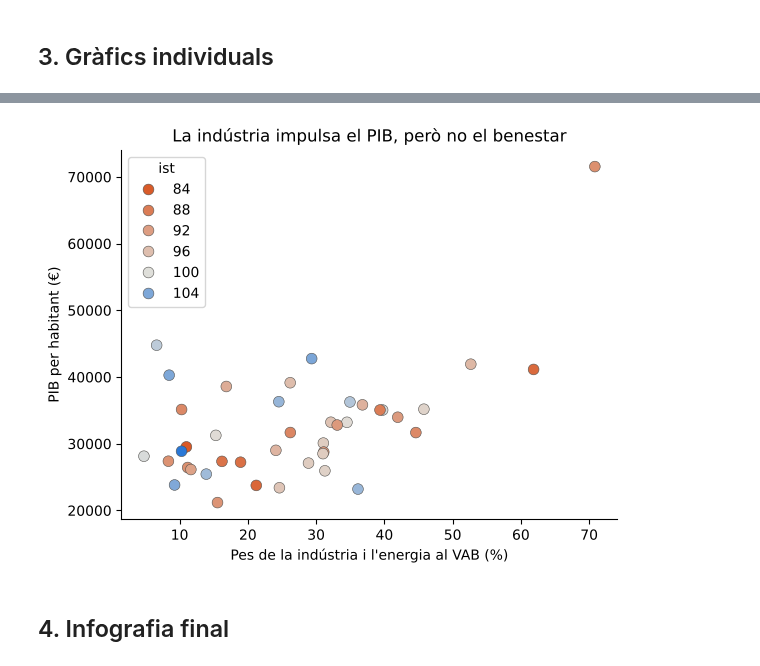
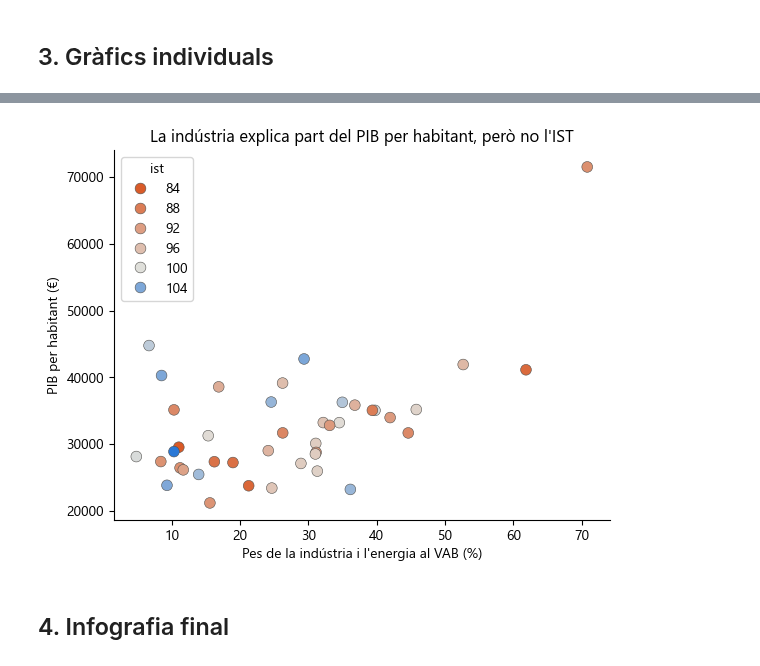
Before and after one commit to uriferret/idescat-economic-report, a Jupyter notebook: python/informe_economic.ipynb, the cells around one changed output, grey strips where cells are left out. Cells and saved outputs as stored; diff of their text form; code cells hidden in the pictures.

```diff
--- a/python/informe_economic.ipynb
+++ b/python/informe_economic.ipynb
@@ -248,16 +250,16 @@ plt.show()
 # %%
 # Divergent centrat en 100 (Catalunya): taronja per sota, blau per sobre, gris al mig
 ist_cmap = LinearSegmentedColormap.from_list("ist", ["#d95926", "#e0dfda", "#2a78d6"])
 ist_norm = TwoSlopeNorm(vmin=comarques["ist"].min(), vcenter=100, vmax=comarques["ist"].max())
 
 fig, ax = plt.subplots()
 sns.scatterplot(data=comarques, x="ind_pct", y="pib_hab", hue="ist", hue_norm=ist_norm,
                 palette=ist_cmap, edgecolor="#52514e", linewidth=0.4, s=60, ax=ax)
-ax.set(title="La indústria impulsa el PIB, però no el benestar",
+ax.set(title="La indústria explica part del PIB per habitant, però no l'IST",
        xlabel="Pes de la indústria i l'energia al VAB (%)", ylabel="PIB per habitant (€)")
 plt.show()
 # %% [output]
-[figure, old version]
+[figure, new version]
 # %% [markdown]
 ## 4. Infografia final
 # %%
```
Also changed, not shown: parts of 13 cells of this notebook, 25 other files.
